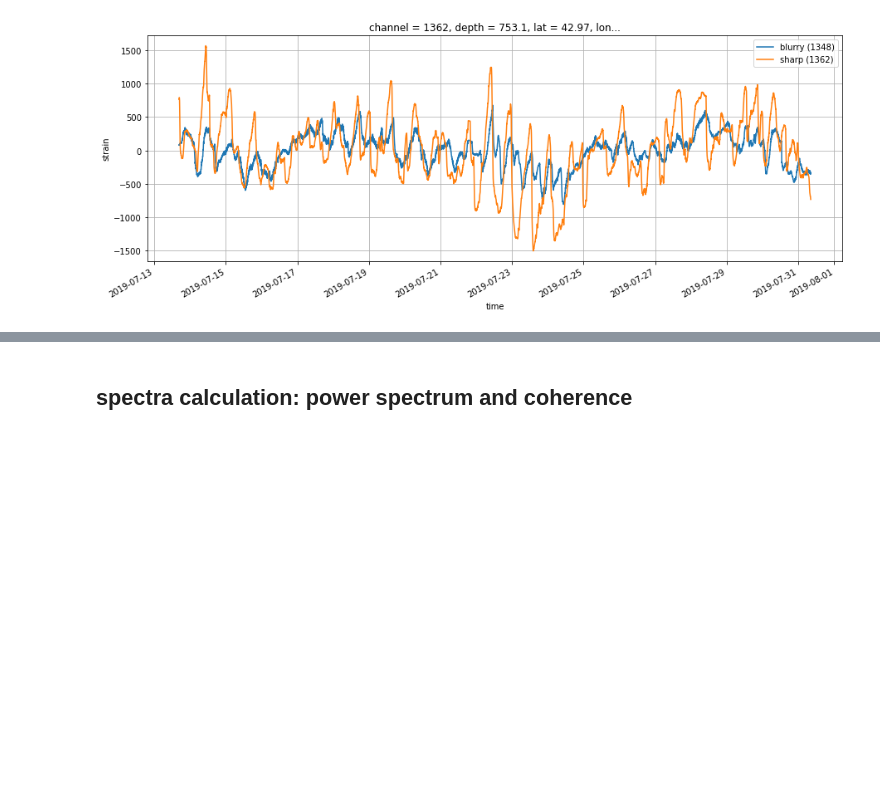
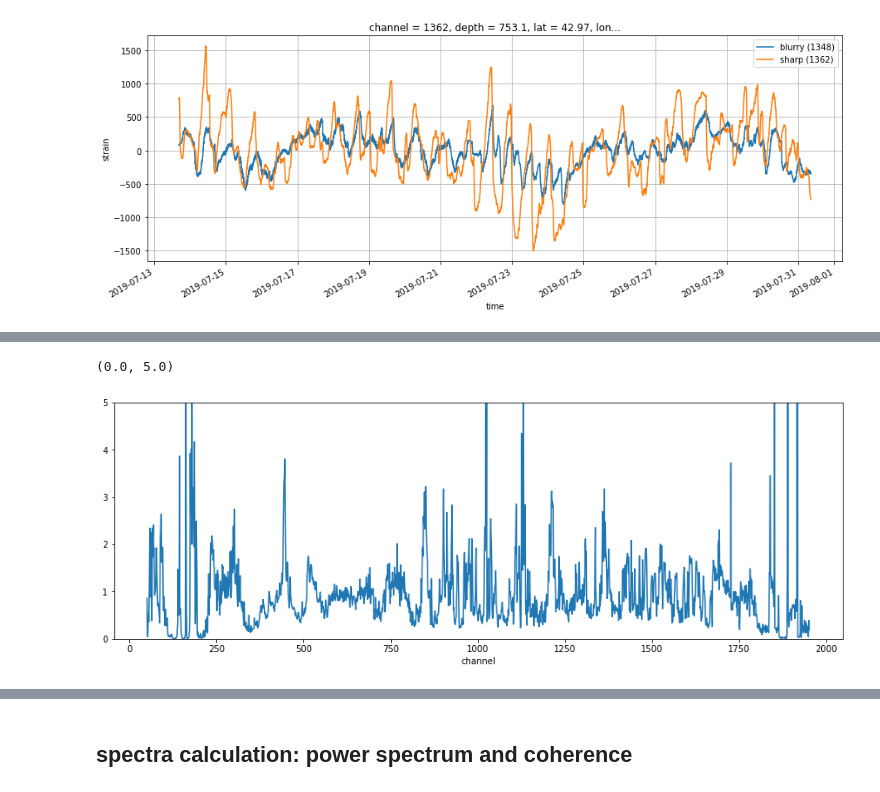
Before and after one commit to apatlpo/das_work, a Jupyter notebook: das/blurring.ipynb, the cells around one changed output, grey strips where cells are left out. Saved outputs shown, nothing was run; the diff lists cells and outputs as text; code cells hidden in the pictures; blank space fills up the shorter version.

```diff
--- a/das/blurring.ipynb
+++ b/das/blurring.ipynb
@@ -111,0 +142,7 @@ ax.grid()
+# %%
+fig, ax = plt.subplots(1,1, figsize=(15,5))
+(ds["strain2_mean"]/ds["strain2_smooth"]).plot()
+ax.set_ylim(0,5)
+# %% [output]
+(0.0, 5.0)
+[figure, added]
```
Also changed, not shown: parts of 8 cells of this notebook.
